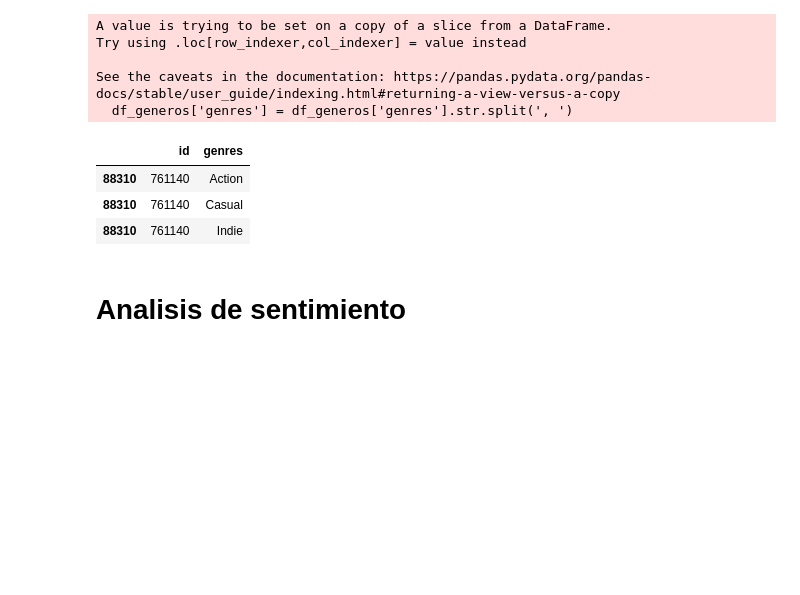
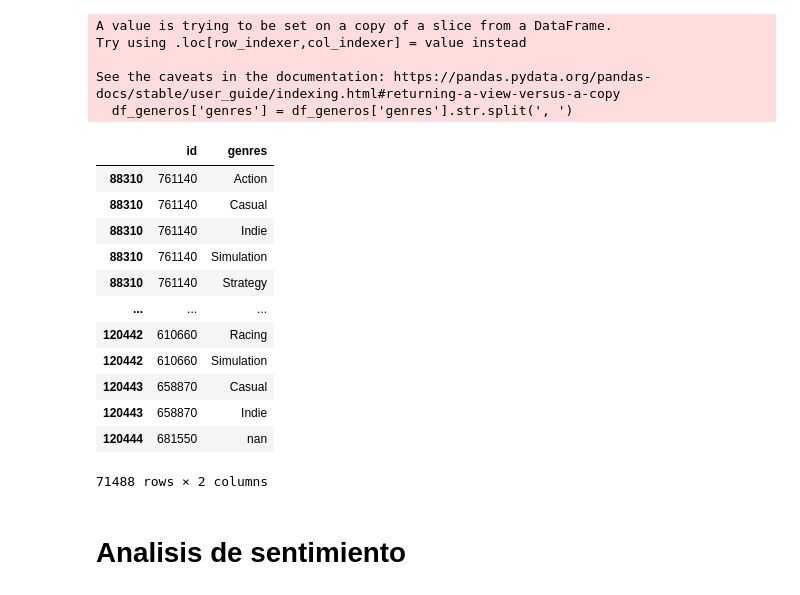
Before and after one commit to vay0/PI01-Individual-MLOPS, a Jupyter notebook: Respuesta lab1.ipynb, the cells around one changed output. Saved outputs shown, nothing was run; the diff lists cells and outputs as text; code cells hidden in the pictures; blank space fills up the shorter version.

```diff
--- a/Respuesta lab1.ipynb
+++ b/Respuesta lab1.ipynb
@@ -293,6 +291,6 @@ df_reviews['posted'] = pd.to_datetime(df_reviews['posted'].str.replace('Posted '
 # %%
 # Eliminamos las columnas que no se van a utilizar del dataframe para acelerar
 # el rendimiento y ahorrar memoria
-columnas_games_drop = ['url','reviews_url']
+columnas_games_drop = ['url','reviews_url', 'publisher', 'app_name', 'tags', 'specs', 'early_access', 'release_date']
 df_games = df_games.drop(columnas_games_drop, axis = 1)
 # %%
@@ -331,12 +329,21 @@ df_generos = df_generos.explode('genres')
 # Se utiliza replace para eliminar las comillas
 df_generos['genres'] = df_generos['genres'].str.replace("'", '')
 # %%
-df_generos.head(3)
+df_generos
 # %% [output]
 |  | id | genres |
 | 88310 | 761140 | Action |
 | 88310 | 761140 | Casual |
 | 88310 | 761140 | Indie |
+| 88310 | 761140 | Simulation |
+| 88310 | 761140 | Strategy |
+| ... | ... | ... |
+| 120442 | 610660 | Racing |
+| 120442 | 610660 | Simulation |
+| 120443 | 658870 | Casual |
+| 120443 | 658870 | Indie |
+| 120444 | 681550 | nan |
+71488 rows × 2 columns
 # %%
 # Una vez creado este dataframe se elimina la columna genre del dataset,
 # si se requiere en algun momento esta columna se utilizara df_generos
```
Also changed, not shown: parts of 9 cells of this notebook, 4 other files.
